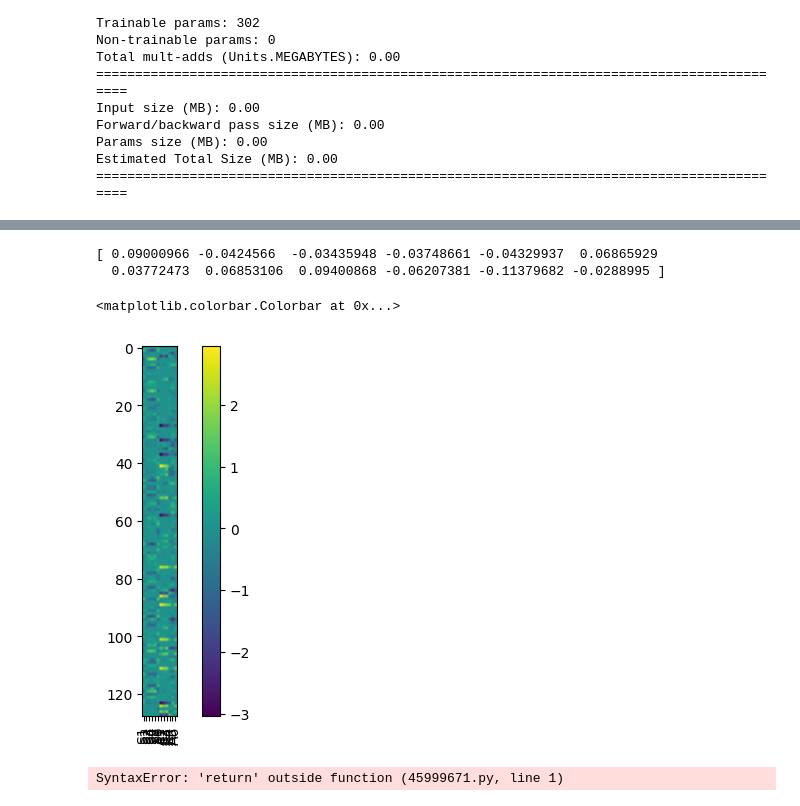
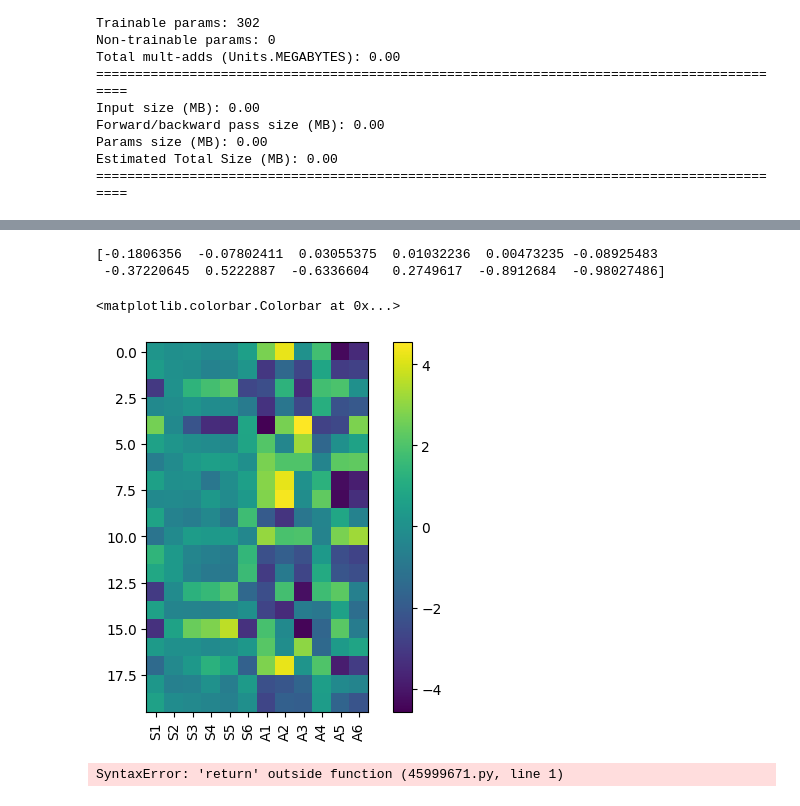
Before and after one commit to MrP123/scf_nn, a Jupyter notebook: test_previous_work.ipynb, the cells around one changed output, grey strips where cells are left out. Saved outputs shown, nothing was run; the diff lists cells and outputs as text; code cells hidden in the pictures.

```diff
--- a/test_previous_work.ipynb
+++ b/test_previous_work.ipynb
@@ -439,17 +588,17 @@ plt.legend(loc="best")
 # %%
-w1 = model_cpu.state_dict()["hidden1.weight"].numpy()
-w1.shape
+w1 = model.state_dict()["hidden1.weight"].numpy()
+#w1.shape
 print(np.mean(w1, axis=0)) #expect index 0 to be close to 0 as the input in the training data is always 0 if no "data_augmentation" is used
 
 plt.figure()
 plt.imshow(w1, interpolation=None)
 plt.xticks(np.arange(0, w1.shape[1]), ["S1", "S2", "S3", "S4", "S5", "S6", "A1", "A2", "A3", "A4", "A5", "A6"], rotation=90)
 plt.colorbar()
 # %% [output]
-[ 0.09000966 -0.0424566  -0.03435948 -0.03748661 -0.04329937  0.06865929
-  0.03772473  0.06853106  0.09400868 -0.06207381 -0.11379682 -0.0288995 ]
+[-0.1806356  -0.07802411  0.03055375  0.01032236  0.00473235 -0.08925483
+ -0.37220645  0.5222887  -0.6336604   0.2749617  -0.8912684  -0.98027486]
 <matplotlib.colorbar.Colorbar at 0x...>
-[figure, old version]
+[figure, new version]
 # %%
 return
 # Prevents running cells that save model on accident when running all
```
Also changed, not shown: parts of 12 cells of this notebook, 5 other files.
